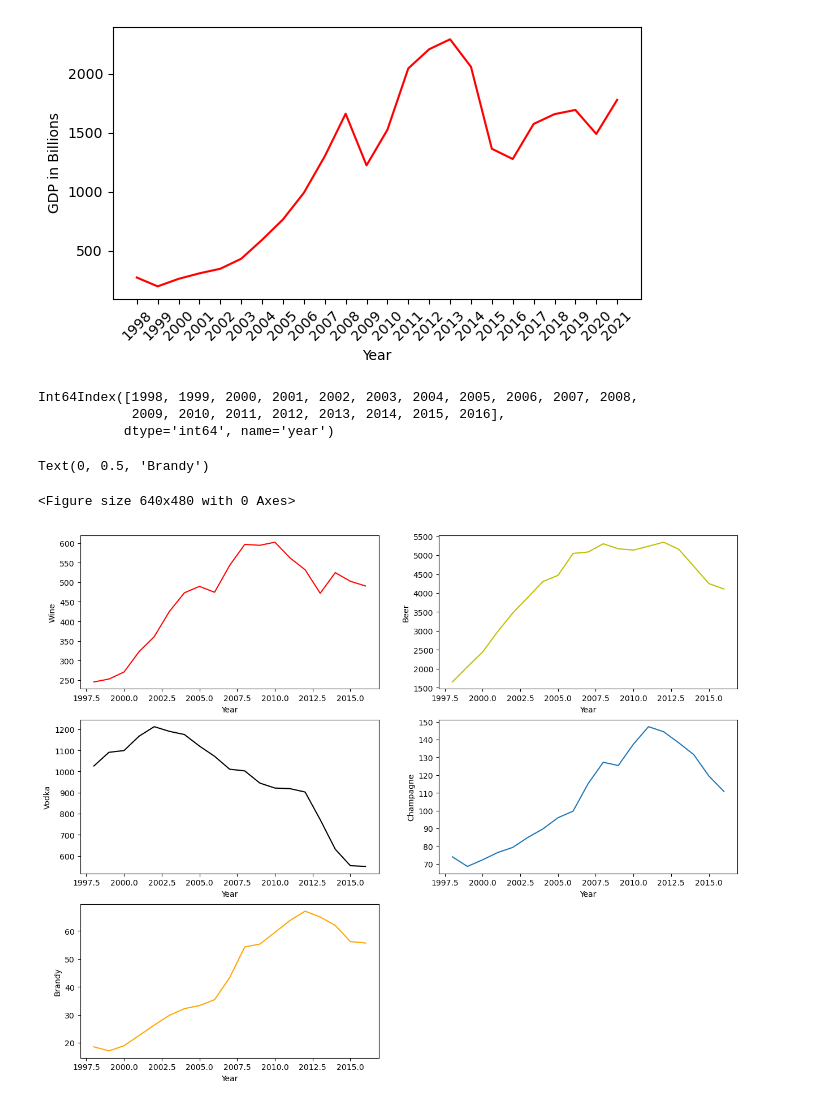
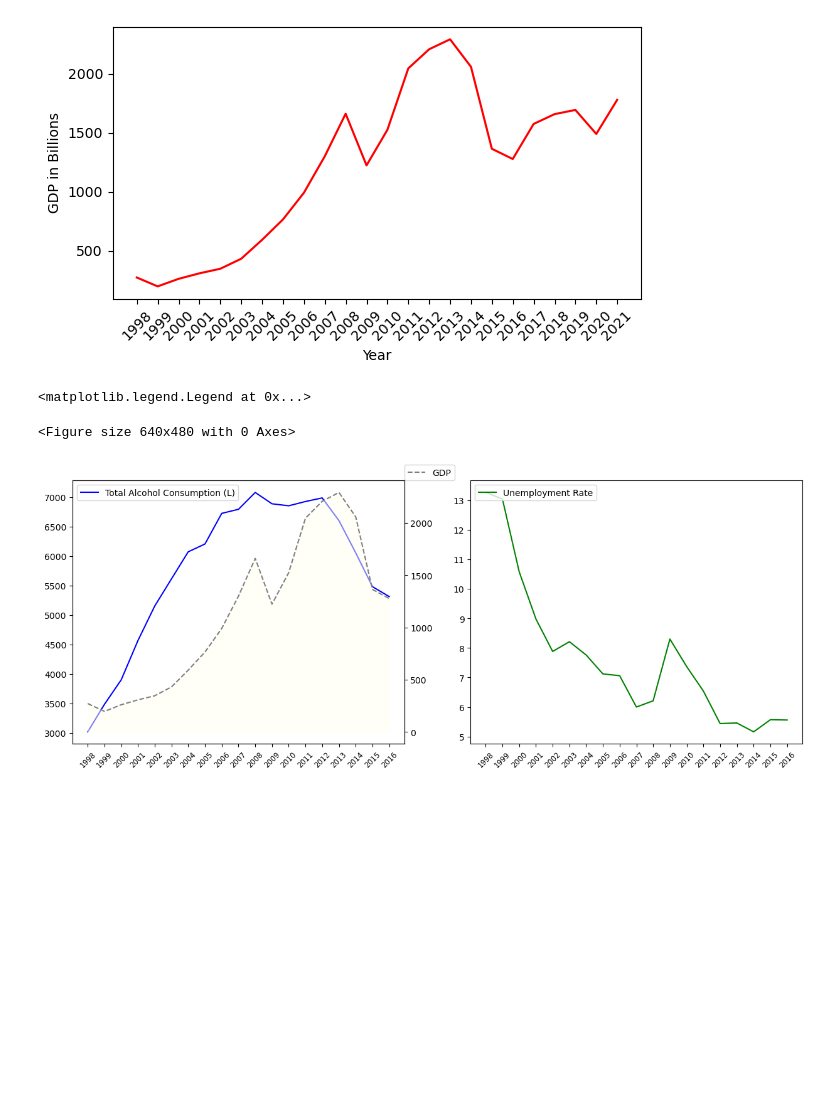
Before and after one commit to BlakeG2424/project-gt-1, a Jupyter notebook: mp_pour.ipynb, the cells around one changed output. Saved outputs shown, nothing was run; the diff lists cells and outputs as text; code cells hidden in the pictures; blank space fills up the shorter version.

Commit message:
Nathan, Cam, and Masons code added, Jack and Blake worked on API seperatly

```diff
--- a/mp_pour.ipynb
+++ b/mp_pour.ipynb
@@ -130,55 +129,3 @@ plt.show()
 # %% [output]
 <Figure size 640x480 with 0 Axes>
 [figure]
-# %%
-#### NATHANS WORK #####
-
-# How does Russia's alcohol consumption type change with economic/unemployment conditions
-# Plotting alcohol by year
-
-year_group=clean_alc.groupby(clean_alc["year"]).sum()
-#year_group["GDP"]=gdp_df["GDP"]
-
-#print(year_group)
-#fig1, ax1 =plt.subplots()
-#x_axis=list(map(str,year_group.index))
-x_axis=year_group.index
-print(x_axis)
-
-#fig, ax = plt.subplots(3, 2, figsize = (5, 5))
-#ax[0, 0].plot(year_group.index, year_group['wine']) #row 0, col 0
-#ax[0, 1].plot(year_group.index, year_group['beer'])
-#ax[1, 0].plot(year_group.index, year_group['vodka'])
-#ax[1, 1].plot(year_group.index, year_group['champagne'])
-#ax[2, 0].plot(year_group.index, year_group['brandy'])
-#plt.show()
-
-fig = plt.figure()
-fig = plt.figure(figsize=(15, 12))
-ax1 = fig.add_subplot(3, 2, 1)
-ax2 = fig.add_subplot(3, 2, 2)
-ax3 = fig.add_subplot(3, 2, 3)
-ax4 = fig.add_subplot(3, 2, 4)
-ax5 = fig.add_subplot(3, 2, 5)
-ax1.plot(year_group.index, year_group['wine'], 'r') #row 0, col 0
-ax2.plot(year_group.index, year_group['beer'],'y')
-ax3.plot(year_group.index, year_group['vodka'],'black')
-ax4.plot(year_group.index, year_group['champagne'])
-ax5.plot(year_group.index, year_group['brandy'],'orange')
-ax1.set_xlabel('Year')
-ax1.set_ylabel('Wine')
-ax2.set_xlabel('Year')
-ax2.set_ylabel('Beer')
-ax3.set_xlabel('Year')
-ax3.set_ylabel('Vodka')
-ax4.set_xlabel('Year')
-ax4.set_ylabel('Champagne')
-ax5.set_xlabel('Year')
-ax5.set_ylabel('Brandy')
-# %% [output]
-Int64Index([1998, 1999, 2000, 2001, 2002, 2003, 2004, 2005, 2006, 2007, 2008,
-            2009, 2010, 2011, 2012, 2013, 2014, 2015, 2016],
-           dtype='int64', name='year')
-Text(0, 0.5, 'Brandy')
-<Figure size 640x480 with 0 Axes>
-[figure, removed]
@@ -191,0 +132,26 @@ Text(0, 0.5, 'Brandy')
+# %%
+# How does alcohol consumption change with economic/unemployment conditions
+alc_year.head()
+
+fig = plt.figure()
+fig = plt.figure(figsize=(15, 12))
+x_axis=list(map(str,alc_year.index))
+ax1 = fig.add_subplot(2, 2, 1)
+ax2 = fig.add_subplot(2, 2, 2)
+
+ax1.plot(x_axis, alc_year["Total"], "b", label="Total Alcohol Consumption (L)")
+ax1.set_xticklabels(x_axis, rotation=45, fontsize='small')
+ax1.legend(loc="upper left")
+ax1 = ax1.twinx()
+ax1.plot(x_axis, gdp_clean_df['GDP (in billions)'], 'gray', linestyle='--',label="GDP")
+ax1.fill_between(x_axis[0:], gdp_clean_df['GDP (in billions)'][0:], alpha=0.5, color='ivory')
+ax1.legend(loc=(1.0, 1.0))
+
+
+ax2.plot(clean_unemp["Year"], clean_unemp['Unemployment Rate (%)'], "g", label="Unemployment Rate")
+ax2.set_xticklabels(x_axis, rotation=45, fontsize='small')
+ax2.legend(loc="upper left")
+# %% [output]
+<matplotlib.legend.Legend at 0x...>
+<Figure size 640x480 with 0 Axes>
+[figure, added]
```
Also changed, not shown: parts of 12 cells of this notebook, 2 other files.
